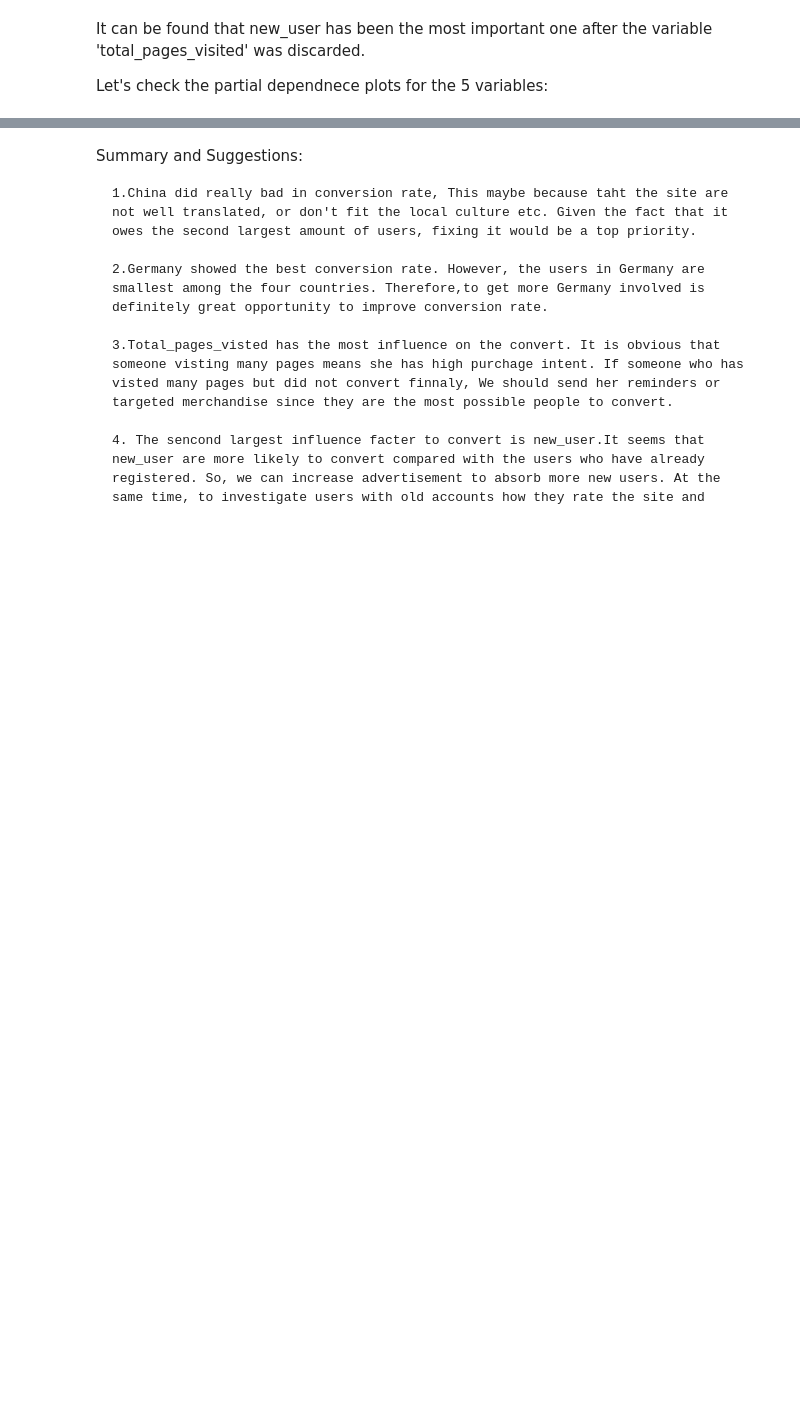
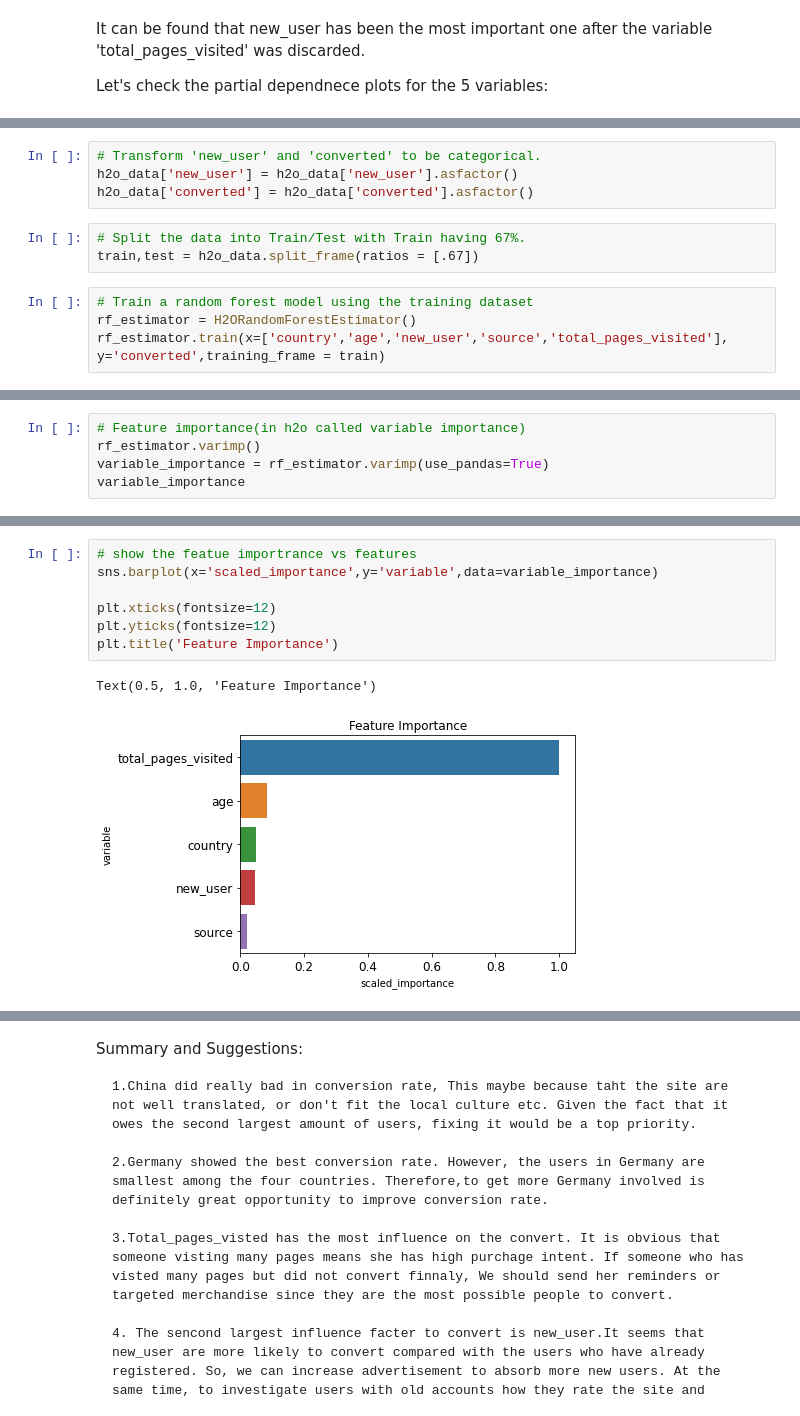
Before and after one commit to Aliciaworld/DS-TakeHomeChallenges, a Jupyter notebook: 01. Conversion Rate.ipynb, the cells around one changed output, grey strips where cells are left out. Drawn from its saved outputs; the diff is of its cells as text; blank space fills up the shorter version.

```diff
--- a/01. Conversion Rate.ipynb
+++ b/01. Conversion Rate.ipynb
@@ -290,0 +358,11 @@ ax[2].set_ylim(0,0.1)
+# %%
+# Transform 'new_user' and 'converted' to be categorical.
+h2o_data['new_user'] = h2o_data['new_user'].asfactor()
+h2o_data['converted'] = h2o_data['converted'].asfactor()
+# %%
+# Split the data into Train/Test with Train having 67%.
+train,test = h2o_data.split_frame(ratios = [.67])
+# %%
+# Train a random forest model using the training dataset
+rf_estimator = H2ORandomForestEstimator()
+rf_estimator.train(x=['country','age','new_user','source','total_pages_visited'], y='converted',training_frame = train)
@@ -290,0 +389,5 @@ ax[2].set_ylim(0,0.1)
+# %%
+# Feature importance(in h2o called variable importance)
+rf_estimator.varimp()
+variable_importance = rf_estimator.varimp(use_pandas=True)
+variable_importance
@@ -290,0 +401,10 @@ ax[2].set_ylim(0,0.1)
+# %%
+# show the featue importrance vs features
+sns.barplot(x='scaled_importance',y='variable',data=variable_importance)
+
+plt.xticks(fontsize=12)
+plt.yticks(fontsize=12)
+plt.title('Feature Importance')
+# %% [output]
+Text(0.5, 1.0, 'Feature Importance')
+[figure, added]
```
Also changed, not shown: parts of 26 cells of this notebook.
